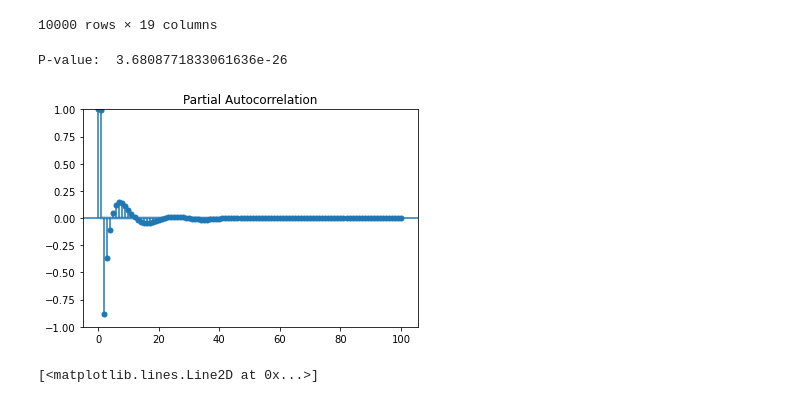
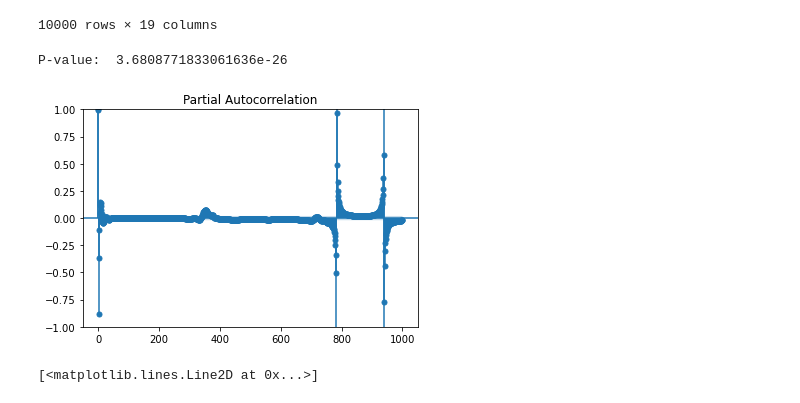
Before and after one commit to Sohyun1798/MultiVariable_Nexting, a Jupyter notebook: autoregressive_simple.ipynb, the cells around one changed output. Drawn from its saved outputs; the diff is of its cells as text; code cells hidden in the pictures.

```diff
--- a/autoregressive_simple.ipynb
+++ b/autoregressive_simple.ipynb
@@ -31,10 +31,10 @@ signals
 # %%
 df_stationarityTest = adfuller(signals["ECG_Raw"], autolag='AIC')
 print("P-value: ", df_stationarityTest[1])
-pacf = plot_pacf(signals["ECG_Raw"], lags=100)
+pacf = plot_pacf(signals["ECG_Raw"], lags=1000)
 # %% [output]
 P-value:  3.6808771833061636e-26
-[figure, old version]
+[figure, new version]
 # %%
 
 train_data = signals["ECG_Raw"][:len(signals)-5000]
```
Also changed, not shown: parts of 3 cells of this notebook, 2 other files.
